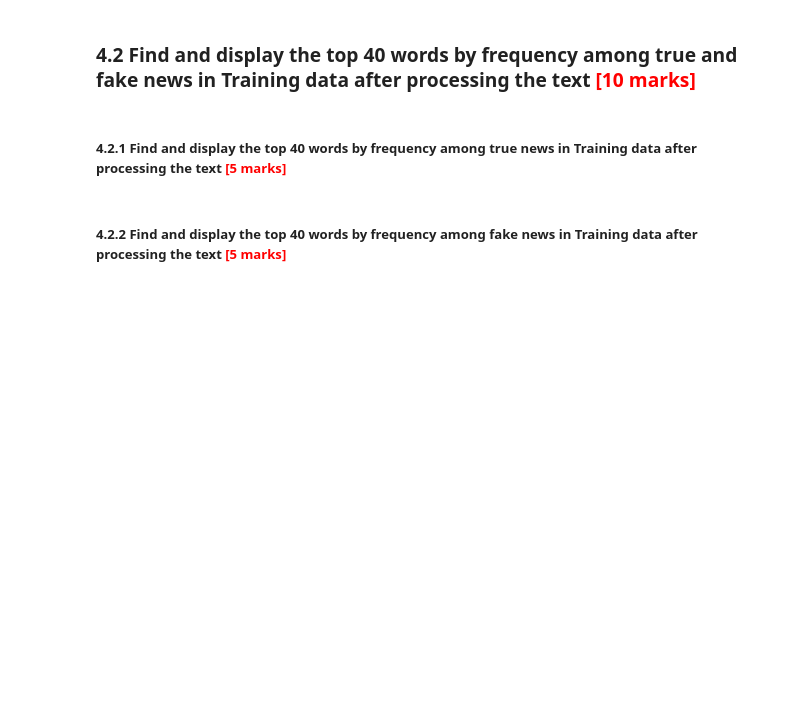
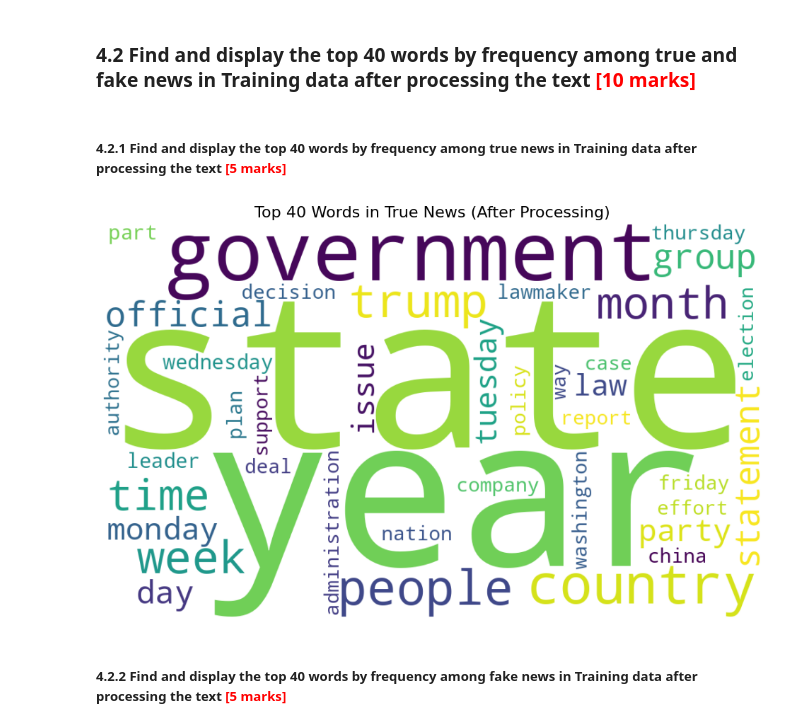
Before and after one commit to vini786mmm/Fake_News_Detection, a Jupyter notebook: Fake_News_Detection_Starter.ipynb, the cells around one changed output. Cells and saved outputs as stored; diff of their text form; code cells hidden in the pictures; blank space fills up the shorter version.

```diff
--- a/Fake_News_Detection_Starter.ipynb
+++ b/Fake_News_Detection_Starter.ipynb
@@ -475,23 +545,25 @@ plt.show()
 # %%
 ## Use a word cloud find the top 40 words by frequency among true news in the training data after processing the text
 from wordcloud import WordCloud
 # Filter news with label 1 (True News) and convert to it string and handle any non-string values
 true_train = train_df[train_df["news_label"] == 1]
 true_train_text = " ".join(true_train["lemmatized_text"].dropna().astype(str))
 
 # Generate word cloud for True News
 wordcloud_true = WordCloud(width=1000,
                       height=600,
                       background_color="white",
                       max_words=40,
                       colormap="viridis").generate(true_train_text)
 
 # Plot word cloud
 plt.figure(figsize=(12, 8))
-plt.imshow(wordcloud, interpolation="bilinear")
+plt.imshow(wordcloud_true, interpolation="bilinear")
 plt.axis("off")
 plt.title("Top 40 Words in True News (After Processing)", fontsize=16)
 plt.show()
+# %% [output]
+[figure, added]
 # %% [markdown]
 ##### 4.2.2 Find and display the top 40 words by frequency among fake news in Training data after processing the text  <font color = red>[5 marks]</font> <br>
 # %%
```
Also changed, not shown: parts of 30 cells of this notebook, 2 other files.
